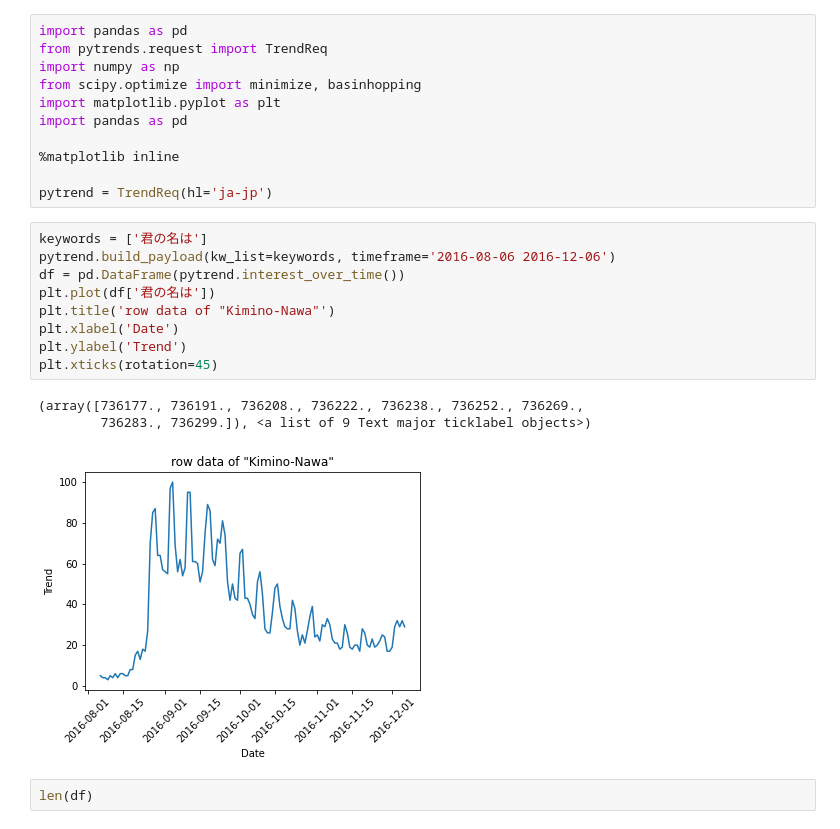
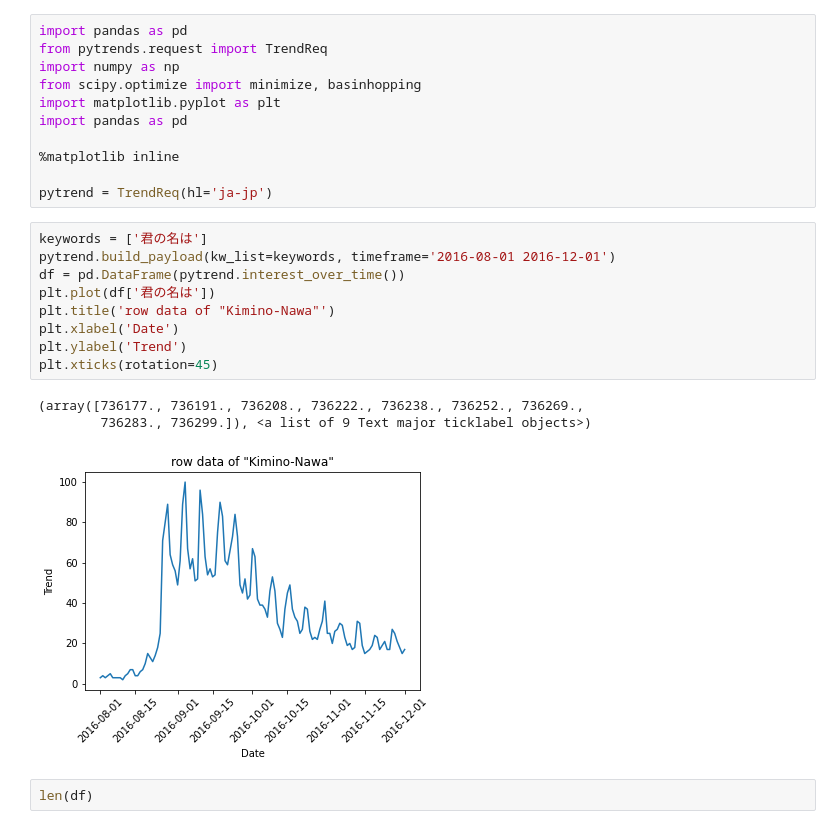
Before and after one commit to ShuichiroTsuda/TrendModel, a Jupyter notebook: TrendModel(君の名は).ipynb, the cells around one changed output. Cells and saved outputs as stored; diff of their text form.

```diff
--- a/TrendModel(君の名は).ipynb
+++ b/TrendModel(君の名は).ipynb
@@ -31,17 +31,17 @@ import pandas as pd
 pytrend = TrendReq(hl='ja-jp')
 # %%
 keywords = ['君の名は']
-pytrend.build_payload(kw_list=keywords, timeframe='2016-08-06 2016-12-06')
+pytrend.build_payload(kw_list=keywords, timeframe='2016-08-01 2016-12-01')
 df = pd.DataFrame(pytrend.interest_over_time())
 plt.plot(df['君の名は'])
 plt.title('row data of "Kimino-Nawa"')
 plt.xlabel('Date')
 plt.ylabel('Trend')
 plt.xticks(rotation=45)
 # %% [output]
 (array([736177., 736191., 736208., 736222., 736238., 736252., 736269.,
         736283., 736299.]), <a list of 9 Text major ticklabel objects>)
-[figure, old version]
+[figure, new version]
 # %%
 len(df)
 # %% [output]
```
Also changed, not shown: parts of 10 cells of this notebook.
